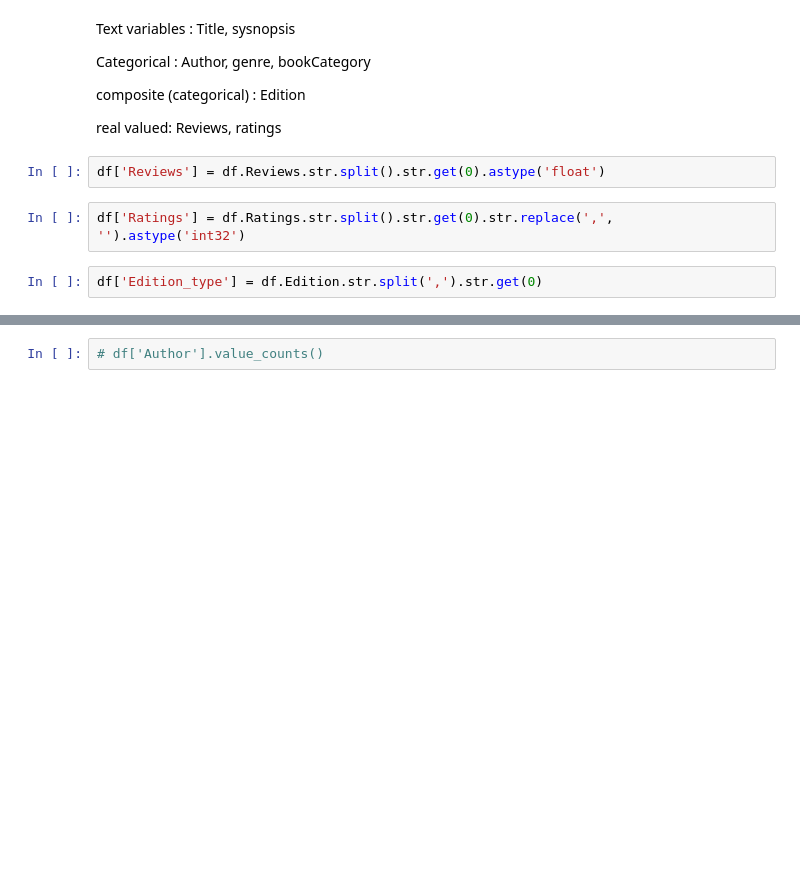
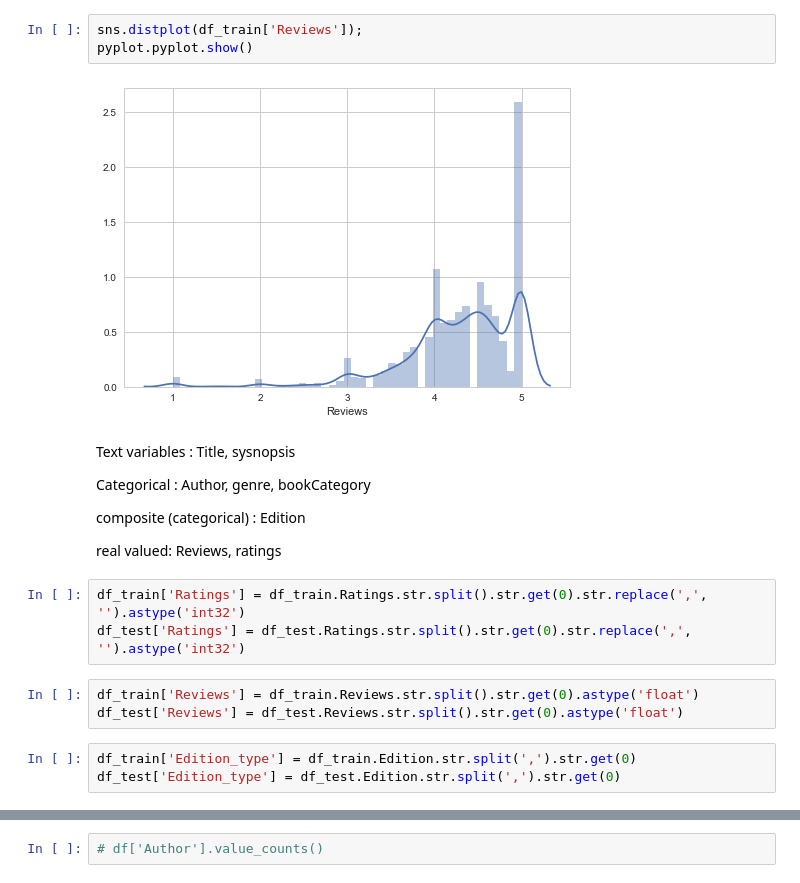
Before and after one commit to prerit2010/predictBookPrices, a Jupyter notebook: train_model.ipynb, the cells around one changed output, grey strips where cells are left out. Cells and saved outputs as stored; diff of their text form; blank space fills up the shorter version.

```diff
--- a/train_model.ipynb
+++ b/train_model.ipynb
@@ -27,3 +47,8 @@ df.head()
+# %%
+sns.distplot(df_train['Reviews']);
+pyplot.pyplot.show()
+# %% [output]
+[figure, added]
 # %% [markdown]
 Text variables : Title, sysnopsis
 
@@ -32,10 +57,13 @@ Categorical : Author, genre, bookCategory
 composite (categorical) : Edition
 
 real valued: Reviews, ratings
+# %%
+df_train['Ratings'] = df_train.Ratings.str.split().str.get(0).str.replace(',', '').astype('int32')
+df_test['Ratings'] = df_test.Ratings.str.split().str.get(0).str.replace(',', '').astype('int32')
 # %%
-df['Reviews'] = df.Reviews.str.split().str.get(0).astype('float')
+df_train['Reviews'] = df_train.Reviews.str.split().str.get(0).astype('float')
+df_test['Reviews'] = df_test.Reviews.str.split().str.get(0).astype('float')
-# %%
-df['Ratings'] = df.Ratings.str.split().str.get(0).str.replace(',', '').astype('int32')
 # %%
-df['Edition_type'] = df.Edition.str.split(',').str.get(0)
+df_train['Edition_type'] = df_train.Edition.str.split(',').str.get(0)
+df_test['Edition_type'] = df_test.Edition.str.split(',').str.get(0)
 # %%
```
Also changed, not shown: parts of 42 cells of this notebook.
